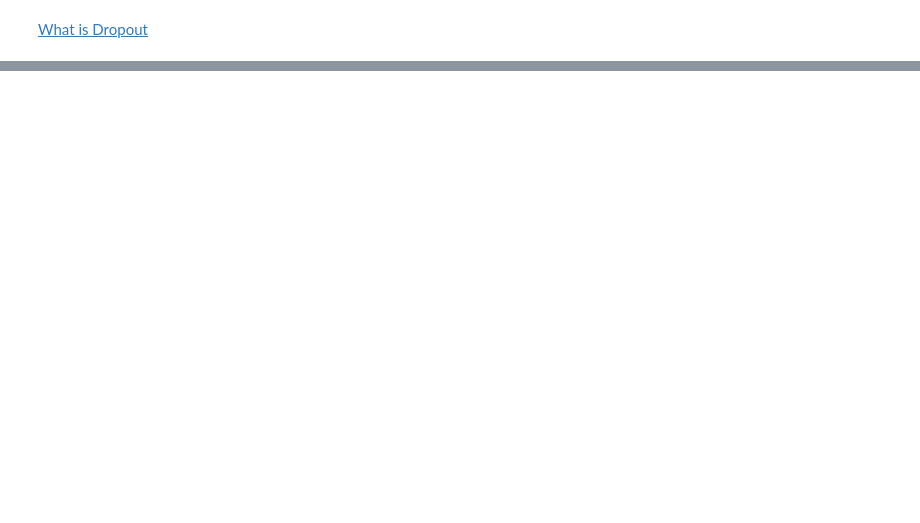
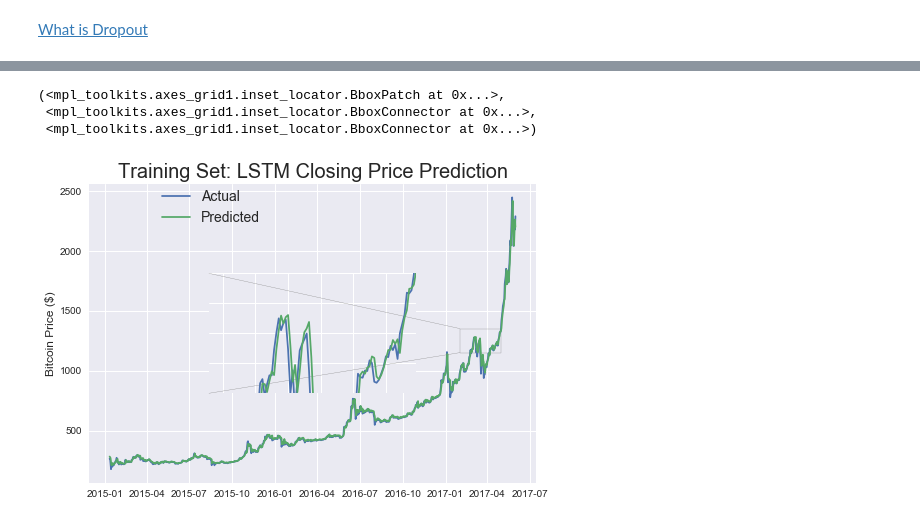
Before and after one commit to Viraj-Joshi/BitCoin-Price-Predictor, a Jupyter notebook: Bitcoin Price Predictor.ipynb, the cells around one changed output, grey strips where cells are left out. Saved outputs shown, nothing was run; the diff lists cells and outputs as text; code cells hidden in the pictures; blank space fills up the shorter version.

```diff
--- a/Bitcoin Price Predictor.ipynb
+++ b/Bitcoin Price Predictor.ipynb
@@ -350,0 +418,31 @@ model.compile(loss="mae", optimizer="adam")
+# %%
+fig, ax1 = plt.subplots(1,1)
+#1392 rows as of 10/24
+ax1.plot(bitcoin_info[bitcoin_info['Date']< split]['Date'][10:].astype(datetime.datetime),
+         training_set['bt_Close'][10:], label='Actual')
+#prediction will give normalized closing prices, so have to 'undo' that
+#print(bt_model.predict(training_input_neurons))
+#print((((np.transpose(bt_model.predict(training_input_neurons))+1)* training_set['bt_Close'].values[:-10])[0]))
+#why do i need [0]??
+ax1.plot(bitcoin_info[bitcoin_info['Date']< split]['Date'][10:].astype(datetime.datetime),
+         ((np.transpose(bt_model.predict(training_input_neurons))+1)* training_set['bt_Close'].values[:-10])[0], label='Predicted')
+ax1.legend(bbox_to_anchor=(0.15, 1), loc=2, borderaxespad=0., prop={'size': 14})
+ax1.set_title('Training Set: LSTM Closing Price Prediction',fontsize=20)
+ax1.set_ylabel('Bitcoin Price ($)',fontsize=12)
+
+axins = zoomed_inset_axes(ax1, 5, loc=10)
+axins.plot(bitcoin_info[bitcoin_info['Date']< split]['Date'][10:].astype(datetime.datetime),
+         training_set['bt_Close'][10:], label='Actual')
+axins.plot(bitcoin_info[bitcoin_info['Date']< split]['Date'][10:].astype(datetime.datetime),
+         ((np.transpose(bt_model.predict(training_input_neurons))+1)* training_set['bt_Close'].values[:-10])[0], label='Predicted')
+
+axins.set_xlim(datetime.date(2017,2,1), datetime.date(2017,5,1)) # apply the x-limits
+axins.set_ylim(1150,1350) # apply the y-limits
+plt.xticks(visible=False)
+plt.yticks(visible=False)
+mark_inset(ax1, axins, loc1=2, loc2=3, fc="none", ec="0.5")
+# %% [output]
+(<mpl_toolkits.axes_grid1.inset_locator.BboxPatch at 0x...>,
+ <mpl_toolkits.axes_grid1.inset_locator.BboxConnector at 0x...>,
+ <mpl_toolkits.axes_grid1.inset_locator.BboxConnector at 0x...>)
+[figure, added]
```
Also changed, not shown: parts of 14 cells of this notebook.
